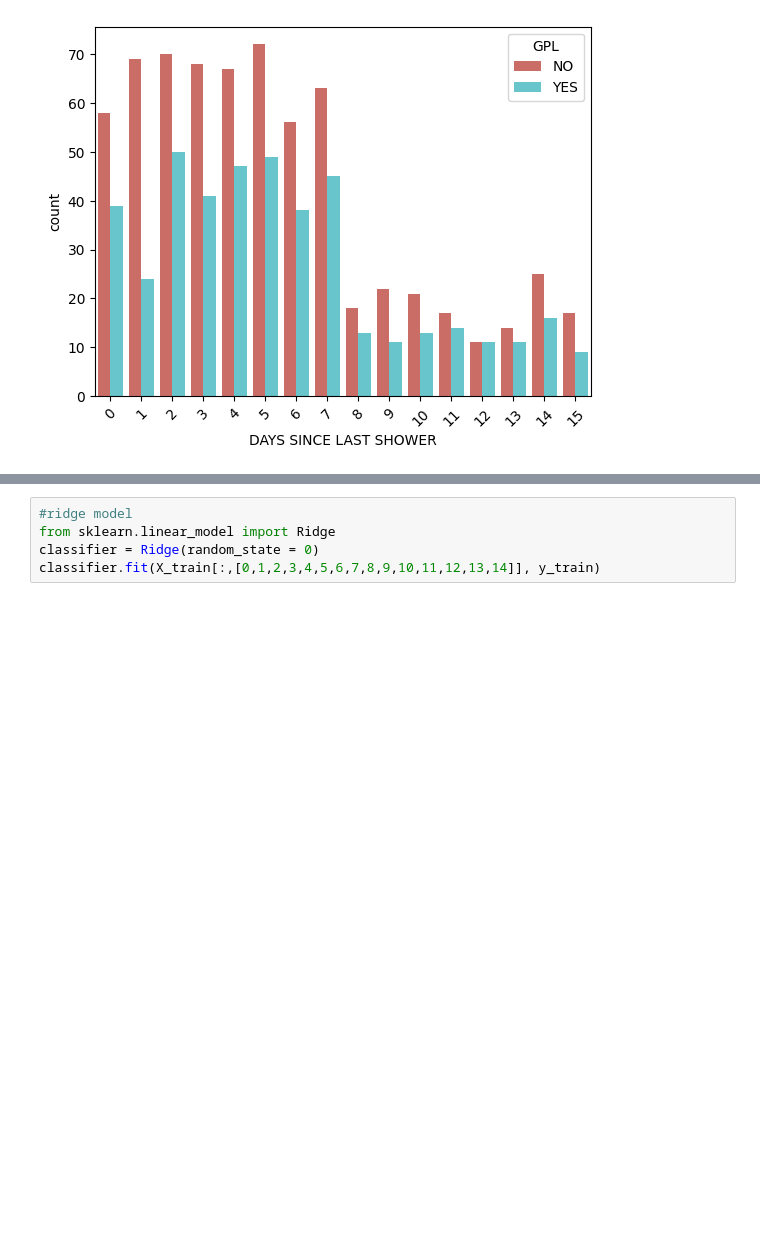
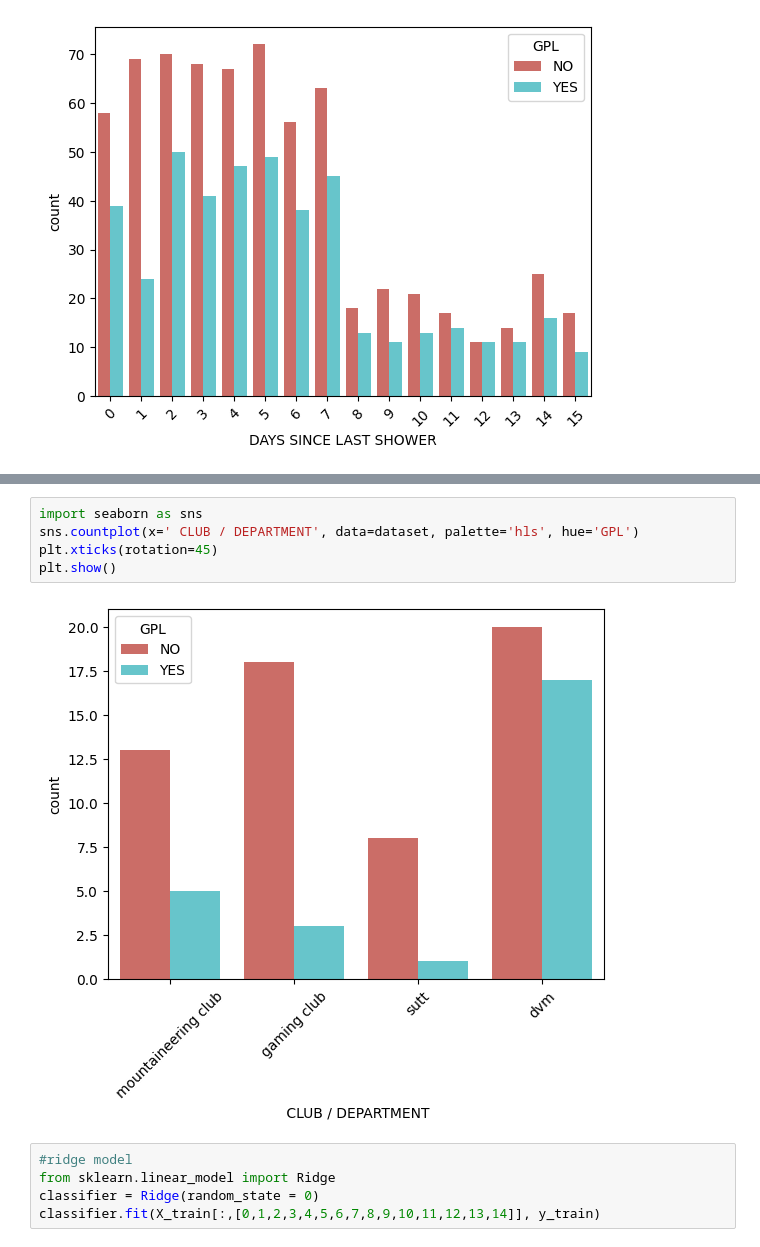
Before and after one commit to JaiVR/suttmltask_1, a Jupyter notebook: sutt_task1.ipynb, the cells around one changed output, grey strips where cells are left out. Saved outputs shown, nothing was run; the diff lists cells and outputs as text; blank space fills up the shorter version.

```diff
--- a/sutt_task1.ipynb
+++ b/sutt_task1.ipynb
@@ -225,3 +223,10 @@ plt.show()
+# %%
+import seaborn as sns
+sns.countplot(x=' CLUB / DEPARTMENT', data=dataset, palette='hls', hue='GPL')
+plt.xticks(rotation=45)
+plt.show()
+# %% [output]
+[figure, added]
 # %%
 #ridge model
 from sklearn.linear_model import Ridge
```
Also changed, not shown: parts of 6 cells of this notebook.
